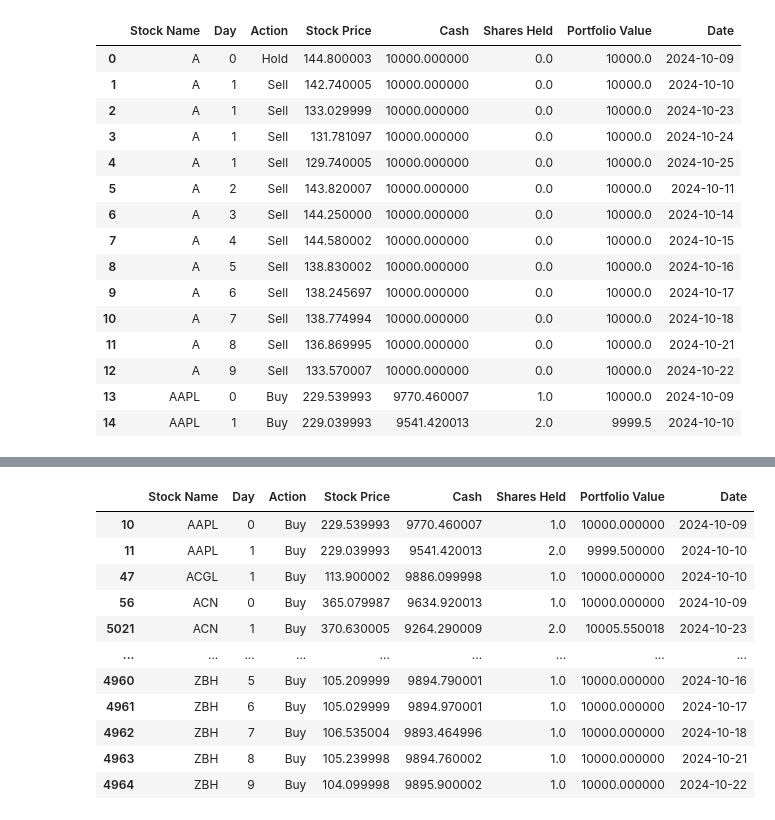
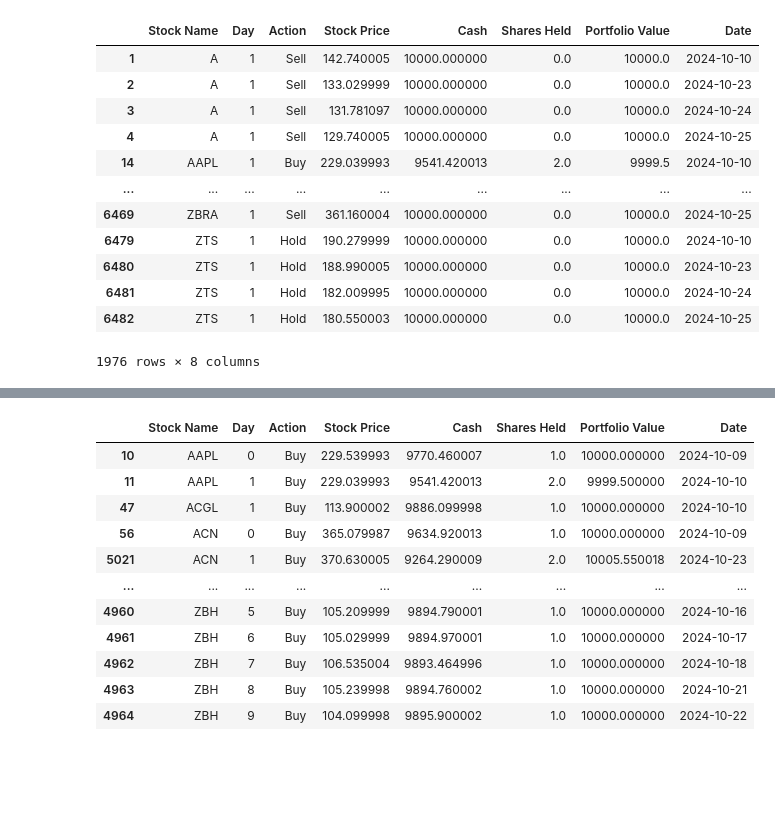
Before and after one commit to uniquedapoet/StockTradingModel, a Jupyter notebook: model_decision_EDA.ipynb, the cells around one changed output, grey strips where cells are left out. Cells and saved outputs as stored; diff of their text form; code cells hidden in the pictures; blank space fills up the shorter version.

```diff
--- a/FullProcess/model_decision_EDA.ipynb
+++ b/model_decision_EDA.ipynb
@@ -52,20 +52,17 @@ LGBM_model_decisions.head(11)
-# %%
-specific_model_decisions.head(15)
-# %% [output]
-|  | Stock Name | Day | Action | Stock Price | Cash | Shares Held | Portfolio Value | Date |
-| 0 | A | 0 | Hold | 144.800003 | 10000.000000 | 0.0 | 10000.0 | 2024-10-09 |
-| 1 | A | 1 | Sell | 142.740005 | 10000.000000 | 0.0 | 10000.0 | 2024-10-10 |
-| 2 | A | 1 | Sell | 133.029999 | 10000.000000 | 0.0 | 10000.0 | 2024-10-23 |
-| 3 | A | 1 | Sell | 131.781097 | 10000.000000 | 0.0 | 10000.0 | 2024-10-24 |
-| 4 | A | 1 | Sell | 129.740005 | 10000.000000 | 0.0 | 10000.0 | 2024-10-25 |
-| 5 | A | 2 | Sell | 143.820007 | 10000.000000 | 0.0 | 10000.0 | 2024-10-11 |
-| 6 | A | 3 | Sell | 144.250000 | 10000.000000 | 0.0 | 10000.0 | 2024-10-14 |
-| 7 | A | 4 | Sell | 144.580002 | 10000.000000 | 0.0 | 10000.0 | 2024-10-15 |
-| 8 | A | 5 | Sell | 138.830002 | 10000.000000 | 0.0 | 10000.0 | 2024-10-16 |
-| 9 | A | 6 | Sell | 138.245697 | 10000.000000 | 0.0 | 10000.0 | 2024-10-17 |
-| 10 | A | 7 | Sell | 138.774994 | 10000.000000 | 0.0 | 10000.0 | 2024-10-18 |
-| 11 | A | 8 | Sell | 136.869995 | 10000.000000 | 0.0 | 10000.0 | 2024-10-21 |
-| 12 | A | 9 | Sell | 133.570007 | 10000.000000 | 0.0 | 10000.0 | 2024-10-22 |
-| 13 | AAPL | 0 | Buy | 229.539993 | 9770.460007 | 1.0 | 10000.0 | 2024-10-09 |
-| 14 | AAPL | 1 | Buy | 229.039993 | 9541.420013 | 2.0 | 9999.5 | 2024-10-10 |
+# %%
+specific_model_decisions[(specific_model_decisions['Day'] == 1)]
+# %% [output]
+|  | Stock Name | Day | Action | Stock Price | Cash | Shares Held | Portfolio Value | Date |
+| 1 | A | 1 | Sell | 142.740005 | 10000.000000 | 0.0 | 10000.0 | 2024-10-10 |
+| 2 | A | 1 | Sell | 133.029999 | 10000.000000 | 0.0 | 10000.0 | 2024-10-23 |
+| 3 | A | 1 | Sell | 131.781097 | 10000.000000 | 0.0 | 10000.0 | 2024-10-24 |
+| 4 | A | 1 | Sell | 129.740005 | 10000.000000 | 0.0 | 10000.0 | 2024-10-25 |
+| 14 | AAPL | 1 | Buy | 229.039993 | 9541.420013 | 2.0 | 9999.5 | 2024-10-10 |
+| ... | ... | ... | ... | ... | ... | ... | ... | ... |
+| 6469 | ZBRA | 1 | Sell | 361.160004 | 10000.000000 | 0.0 | 10000.0 | 2024-10-25 |
+| 6479 | ZTS | 1 | Hold | 190.279999 | 10000.000000 | 0.0 | 10000.0 | 2024-10-10 |
+| 6480 | ZTS | 1 | Hold | 188.990005 | 10000.000000 | 0.0 | 10000.0 | 2024-10-23 |
+| 6481 | ZTS | 1 | Hold | 182.009995 | 10000.000000 | 0.0 | 10000.0 | 2024-10-24 |
+| 6482 | ZTS | 1 | Hold | 180.550003 | 10000.000000 | 0.0 | 10000.0 | 2024-10-25 |
+1976 rows × 8 columns
 # %%
```
Also changed, not shown: parts of 2 cells of this notebook, 5 other files.
